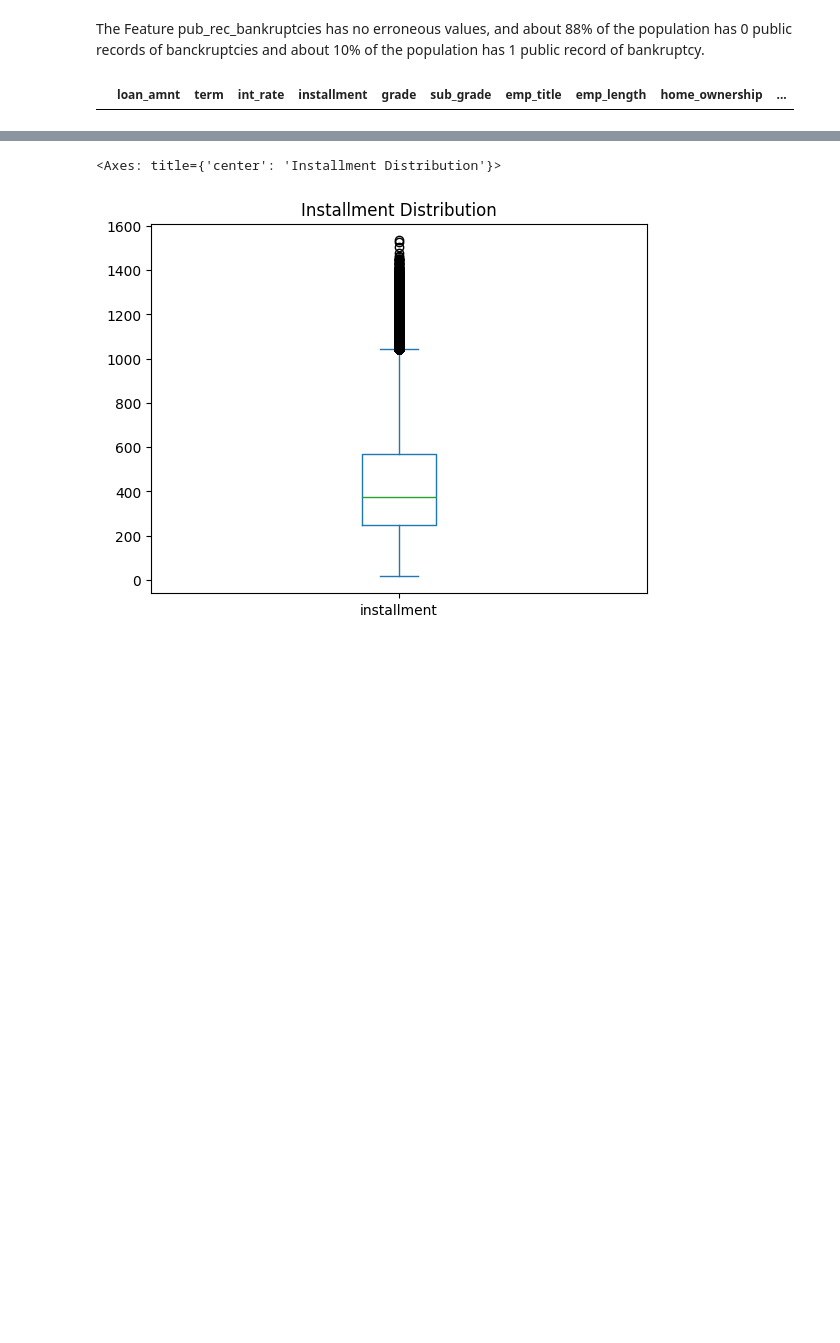
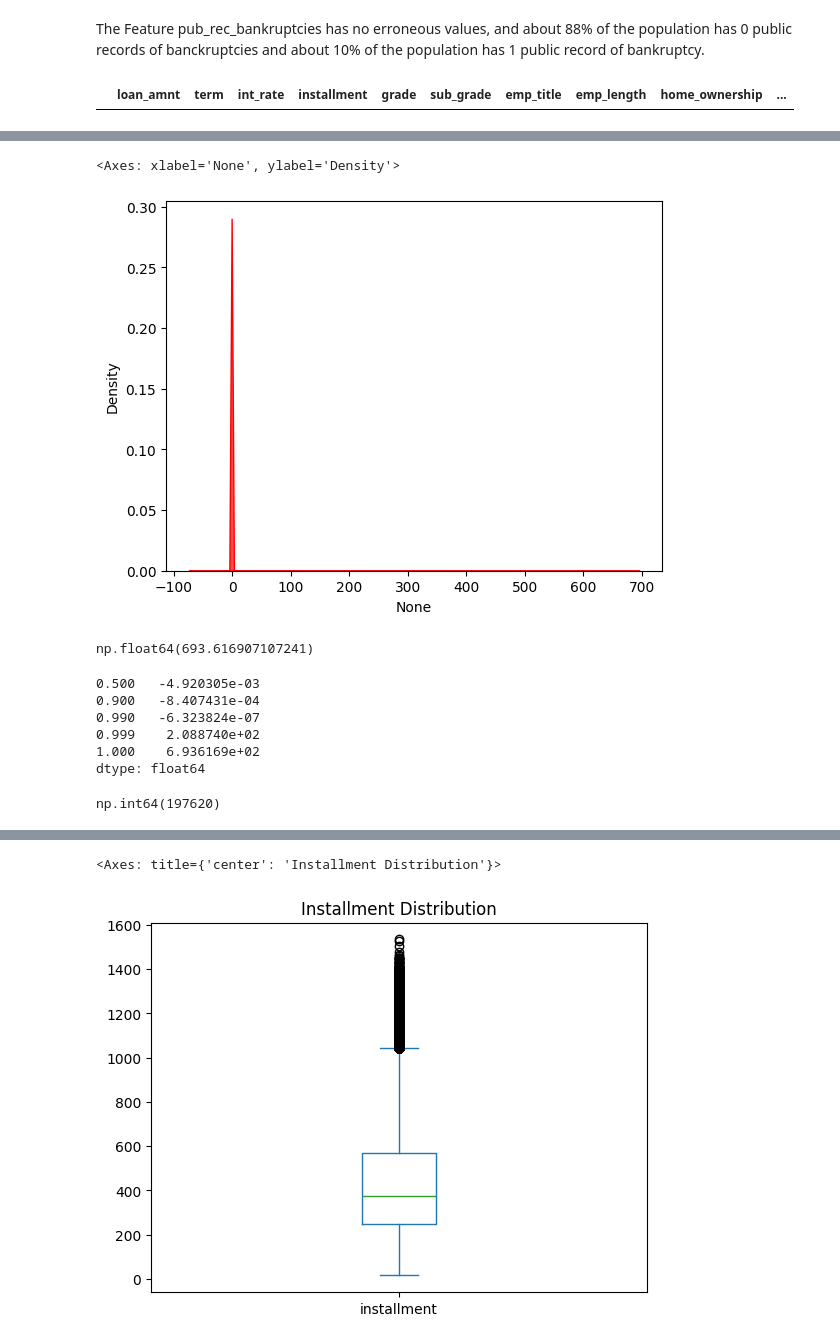
Before and after one commit to sri9079/Loan_tap, a Jupyter notebook: loan_tap_Case Study.ipynb, the cells around one changed output, grey strips where cells are left out. Drawn from its saved outputs; the diff is of its cells as text; code cells hidden in the pictures; blank space fills up the shorter version.

```diff
--- a/loan_tap_Case Study.ipynb
+++ b/loan_tap_Case Study.ipynb
@@ -916,4 +916,6 @@ data[(data['installment']==0) | (data['installment']<0)]
 # %% [output]
 |  | loan_amnt | term | int_rate | installment | grade | sub_grade | emp_title | emp_length | home_ownership | ... |
 # %%
-data.nlargest(10, 'installment')[['installment','loan_amnt','loan_status','int_rate']]
+loan_term = data['term'].str.extract(r'(\d+)')[0].astype(int)
+monthly_int_rate=data['int_rate']/100/12
+cal_installment = (data['loan_amnt']*monthly_int_rate*(1+monthly_int_rate)**loan_term)/(((1+monthly_int_rate)**loan_term)-1)
@@ -931,0 +922,2 @@ data.nlargest(10, 'installment')[['installment','loan_amnt','loan_status','int_r
+# %%
+difference =cal_installment - data['installment']
@@ -931,0 +936,22 @@ data.nlargest(10, 'installment')[['installment','loan_amnt','loan_status','int_r
+# %%
+sns.kdeplot(x=difference, fill=True, color='red',alpha=0.7)
+# %% [output]
+<Axes: xlabel='None', ylabel='Density'>
+[figure, added]
+# %%
+difference.abs().max()
+# %% [output]
+np.float64(693.616907107241)
+# %%
+difference.quantile([0.5,0.9,0.99,0.999,1])
+# %% [output]
+0.500   -4.920305e-03
+0.900   -8.407431e-04
+0.990   -6.323824e-07
+0.999    2.088740e+02
+1.000    6.936169e+02
+dtype: float64
+# %%
+difference.abs().round(2).ne(0).sum()
+# %% [output]
+np.int64(197620)
```
Also changed, not shown: parts of 17 cells of this notebook.
